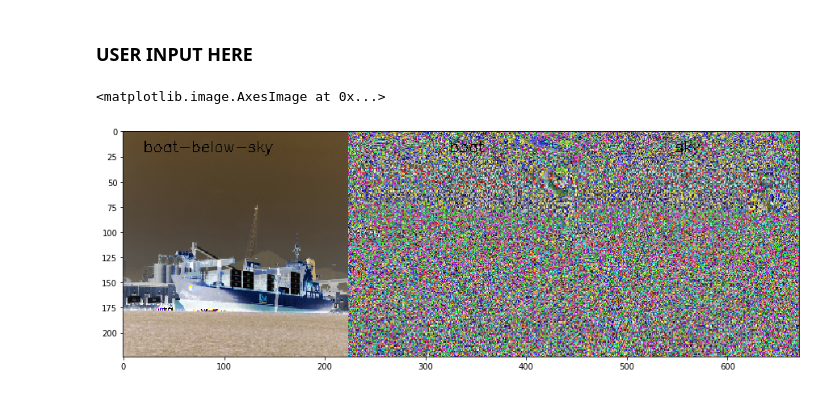
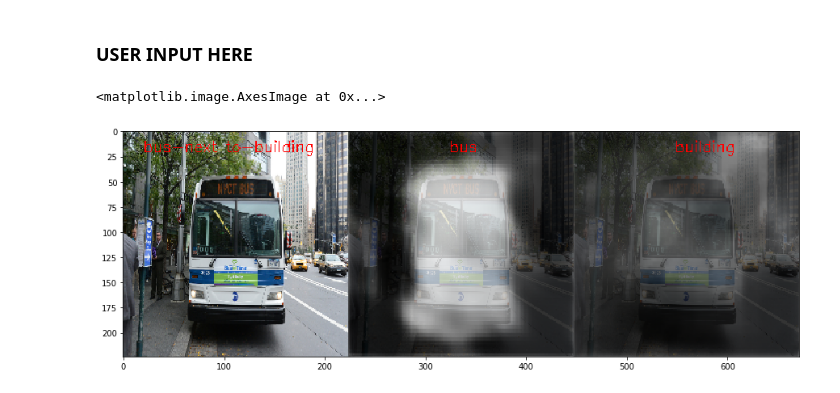
Before and after one commit to StanfordVL/ReferringRelationships, a Jupyter notebook: utils/visualization.ipynb, the cells around one changed output. Cells and saved outputs as stored; diff of their text form; code cells hidden in the pictures.

```diff
--- a/utils/visualization.ipynb
+++ b/utils/visualization.ipynb
@@ -19,6 +19,7 @@ predicate_dict, obj_subj_dict = get_dict(vocab_dir)
 # %%
 model_checkpoint = "/data/chami/ReferringRelationships/models/10_09_2017/5/model26-0.58.h5"
 params = objdict(json.load(open(os.path.join(os.path.dirname(model_checkpoint), "args.json"), "r")))
+params.nb_conv_move_map = 3
 if params.model == 'ssn':
     from ReferringRelationships.ssn import ReferringRelationshipsModel
 else:
@@ -37,7 +38,7 @@ image_ids = sorted(list(annotations_test.keys()))
 # %% [markdown]
 ### USER INPUT HERE
 # %%
-image_index = 0
+image_index = 10
 # %%
 img = cv2.imread(os.path.join(img_dir, image_ids[image_index]))
 img = cv2.cvtColor(cv2.resize(img, (params.input_dim, params.input_dim)),cv2.COLOR_BGR2RGB)
@@ -54,9 +56,9 @@ plt.imshow(images[0]+124)
 # %% [markdown]
 ### USER INPUT HERE
 # %%
-subj = "boat"
-predicate = "below"
-obj = "sky"
+subj = "bus"
+predicate = "next to"
+obj = "building"
 relationship = [subj, predicate, obj]
 # %%
 subj_id[0, 0] = obj_subj_dict.index(subj)
@@ -68,7 +70,7 @@ subject_heatmap, object_heatmap = model.predict([images[image_index:image_index+
 att_map = get_att_map(img.astype(np.float32), subject_heatmap[0], object_heatmap[0], params.input_dim, relationship)
 # %%
 plt.figure(figsize=(15, 15))
-plt.imshow(att_map)
+plt.imshow(att_map.astype(np.uint8))
 # %% [output]
 <matplotlib.image.AxesImage at 0x...>
-[figure, old version]
+[figure, new version]
```
Also changed, not shown: parts of 3 cells of this notebook, 1 other file.
